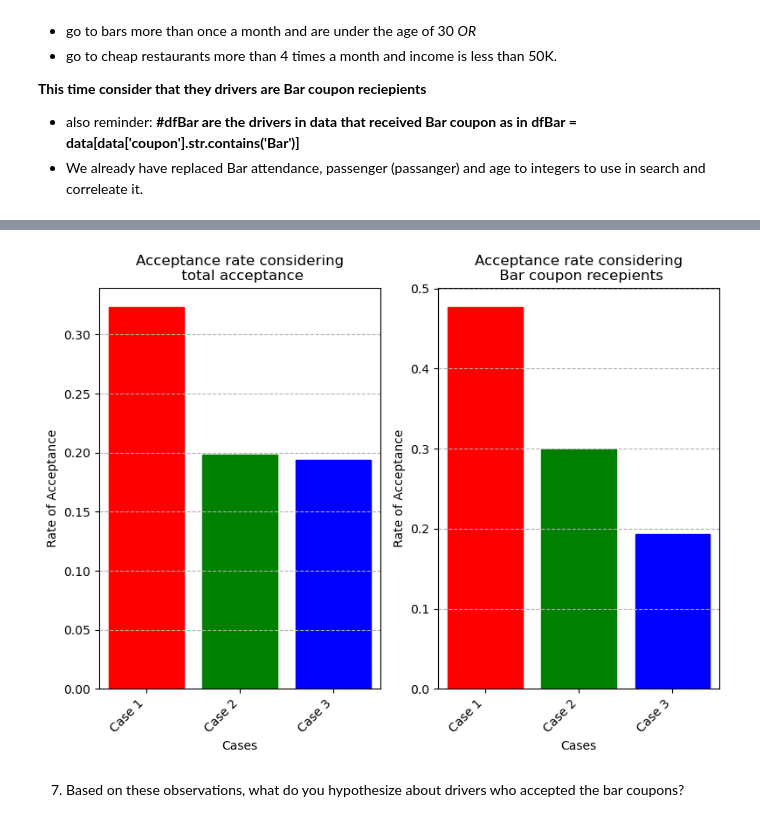
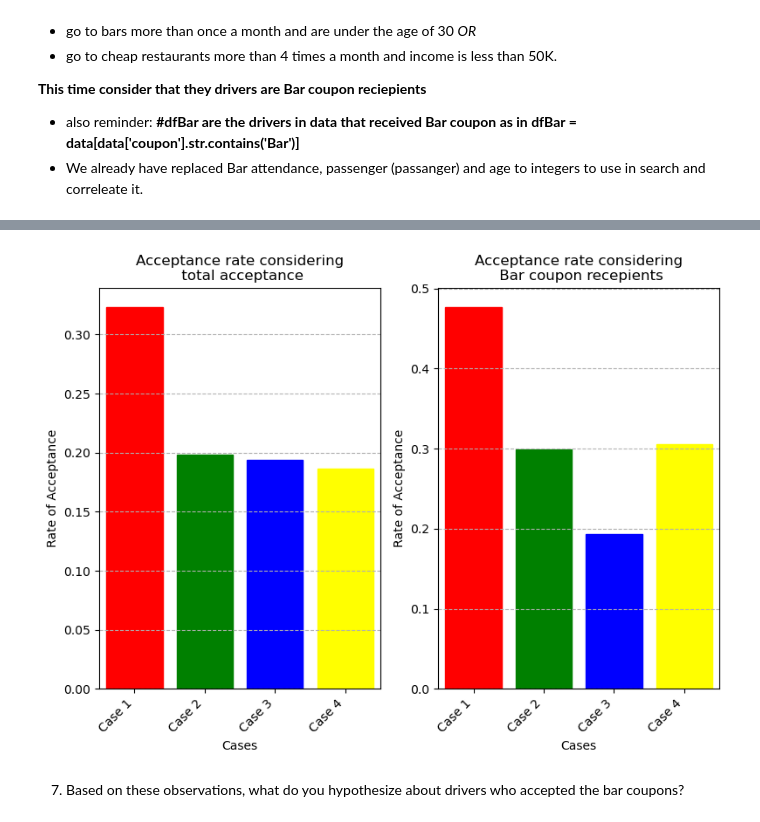
Before and after one commit to zeino/practical-application-5.1, a Jupyter notebook: prompt.ipynb, the cells around one changed output, grey strips where cells are left out. Saved outputs shown, nothing was run; the diff lists cells and outputs as text; code cells hidden in the pictures.

```diff
--- a/prompt.ipynb
+++ b/prompt.ipynb
@@ -573,20 +595,39 @@ We write the questions again:
 - also reminder: <b>#dfBar are the drivers in data that received Bar coupon as in dfBar = data[data['coupon'].str.contains('Bar')] </b>
 - We already have replaced Bar attendance, passenger (passanger) and age to integers to use in search and correleate it.
 # %%
+# Count acceptances where bar visits > 1, coupon accepted (Y=1), passenger not a kid, and not widowed
 bar_once_passngr_notkid_notwidowed = len(dfBar.query('Bar > 1 and Y==1 and passanger!=1 and maritalStatus not in @widowed'))
+
+# Count acceptances where bar visits > 1, coupon accepted (Y=1), and age under 30
 bar_once_age_less_30 =  len(dfBar.query('Bar > 1 and Y==1 and age < 30'))
+
+# Convert income ranges from string categories to numeric values
 dfBar['income'] = dfBar['income'].replace({'Less than $12500':12499, '$12500 - $24999':24999,'$25000 - $37499':37499,'$37500 - $49999':49999, '$50000 - $62499':62500, '$62500 - $74999':74500,'$75000 - $87499':87500,'$87500 - $99999':99999, '$100000 or More':100000 }, )
+
+# Count acceptances for cheap restaurant visitors (4+ times) with income < 50k
 cheap_retaurant_4more_income50k = len(dfBar.query('RestaurantLessThan20  in @goto_restaurant_morethan4_list and Y==1 and income <50000'))
+
+# Calculate total number of accepted coupons
 total_acceptance = total_acceptance = sum(dfBar['Y'] ==1)
 
-print('Number of acceptance for Bar attendance more than once and driver not widowed and passenger not kid=',bar_once_passngr_notkid_notwidowed)
-print('Number of acceptance for Bar attendance more than once and age less than 30=',bar_once_age_less_30)
-print('Number of acceptance if going to cheap restaurant 4 times and income less than 50k=',cheap_retaurant_4more_income50k)
-print('Number of total acceptance=',total_acceptance)
+# Count acceptances where bar visits > 1, coupon accepted (Y=1), and driving alone
+bar_once_and_alone =  len(dfBar.query('Bar > 1 and Y==1 and passanger==0'))
 
-bar_chart_numbers = [bar_once_passngr_notkid_notwidowed, bar_once_age_less_30, cheap_retaurant_4more_income50k]
+print('Number of acceptance for Bar attendance more than once and driver not widowed and passenger not kid=\t\t',bar_once_passngr_notkid_notwidowed)
+print('Number of acceptance for Bar attendance more than once and age less than 30=\t\t\t\t\t',bar_once_age_less_30)
+print('Number of acceptance if going to cheap restaurant 4 times and income less than 50k=\t\t\t\t',cheap_retaurant_4more_income50k)
+print('Number of acceptance if driving alone=\t\t\t\t\t\t\t\t\t\t',bar_once_and_alone)
+print('Number of total acceptance=\t\t\t\t\t\t\t\t\t\t\t',total_acceptance)
+
+# Create list of acceptance counts for different cases
+bar_chart_numbers = [bar_once_passngr_notkid_notwidowed, bar_once_age_less_30, cheap_retaurant_4more_income50k, bar_once_and_alone]
+
+# Initialize empty list to store acceptance rates
 rate_bar_chart_numbers_BarCoupon = [None]*len(bar_chart_numbers)
+
+# Calculate acceptance rates by dividing each count by total acceptances
 rate_bar_chart_numbers_BarCoupon[:] = [x / total_acceptance for x in bar_chart_numbers]
-bar_chart_labels = ['Case 1','Case 2', 'Case 3']
-print(rate_bar_chart_numbers_BarCoupon)
+
+# Define labels for each case in the bar chart
+bar_chart_labels = ['Case 1','Case 2', 'Case 3', 'Case 4']
 # %% [output]
@@ -603,6 +639,6 @@ See the caveats in the documentation: https://pandas.pydata.org/pandas-docs/stab
 # %%
 # Define color scheme
-bar_colors = ['red', 'green', 'blue']
+bar_colors = ['red', 'green', 'blue', 'yellow']
 fig, axes = plt.subplots(1, 2, figsize=(8, 6))
 sns.barplot(x=bar_chart_labels, y=rate_bar_chart_numbers_total, color = 'skyblue', ax = axes[0])
 # Set the x-axis label to 'Coupon categories'
@@ -611,35 +647,36 @@ axes[0].set_xlabel('Cases')
 axes[0].set_ylabel('Rate of Acceptance')
 # Set the plot title to 'Coupon Categories'
 axes[0].set_title('Acceptance rate considering\n total acceptance')
 # Add dotted horizontal grid lines to improve readability of the y-axis values
 axes[0].grid(axis='y', linestyle='--')
 # written to avoid warning
-axes[0].xaxis.set_ticks([0,1,2])
+axes[0].xaxis.set_ticks([0,1,2,3])
 # Rotate x-axis labels by 45 degrees and align them to the right for better readability
 axes[0].set_xticklabels(bar_chart_labels, rotation=45, ha='right')
 # Apply colors to bars
 apply_color_scheme(axes[0], bar_colors)
 
 
 sns.barplot(x=bar_chart_labels, y=rate_bar_chart_numbers_BarCoupon, color = 'skyblue', ax = axes[1])
 # Set the x-axis label to 'Coupon categories'
 axes[1].set_xlabel('Cases')
 # Set the y-axis label to 'Number' to show count
 axes[1].set_ylabel('Rate of Acceptance')
 # Set the plot title to 'Coupon Categories'
 axes[1].set_title('Acceptance rate considering\n Bar coupon recepients')
 # Add dotted horizontal grid lines to improve readability of the y-axis values
 axes[1].grid(axis='y', linestyle='--')
 # written to avoid warning
-axes[1].xaxis.set_ticks([0,1,2])
+axes[1].xaxis.set_ticks([0,1,2,3])
 # Rotate x-axis labels by 45 degrees and align them to the right for better readability
 axes[1].set_xticklabels(bar_chart_labels, rotation=45, ha='right')
 # Apply colors to bars
 apply_color_scheme(axes[1], bar_colors)
 # Display the plot
 plt.tight_layout()
+plt.savefig("images/bar.png")
 plt.show()
 # %% [output]
-[figure, old version]
+[figure, new version]
 # %% [markdown]
 7.  Based on these observations, what do you hypothesize about drivers who accepted the bar coupons?
```
Also changed, not shown: parts of 24 cells of this notebook, 13 other files.
